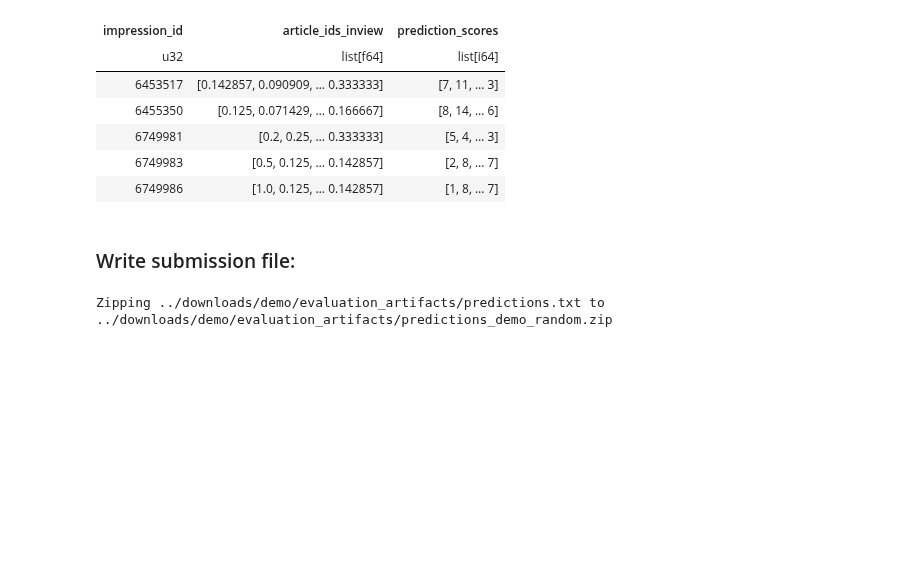
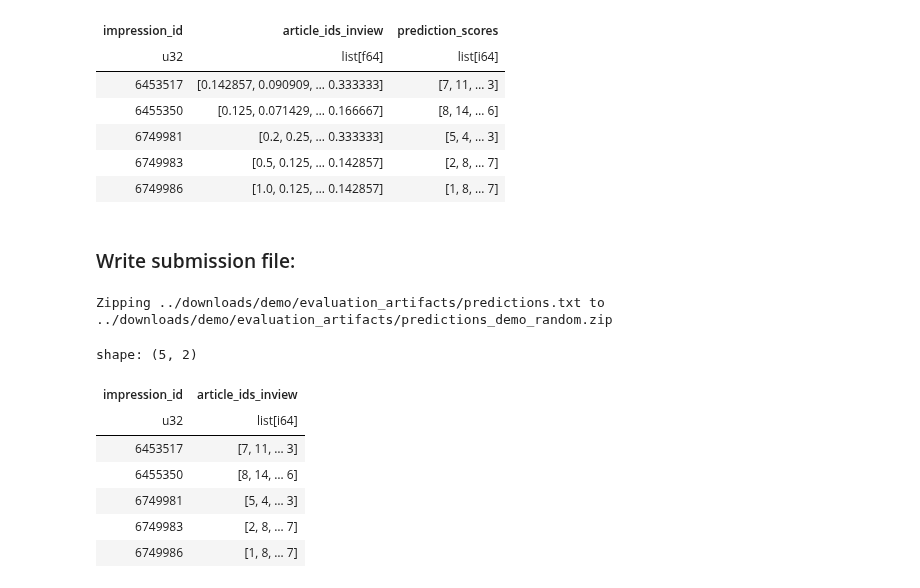
Before and after one commit to ebanalyse/ebnerd-benchmark, a Jupyter notebook: examples/03_beyond_accuracy/make_beyond_accuracy.ipynb, the cells around one changed output. Drawn from its saved outputs; the diff is of its cells as text; code cells hidden in the pictures; blank space fills up the shorter version.

```diff
--- a/examples/03_beyond_accuracy/make_beyond_accuracy.ipynb
+++ b/examples/03_beyond_accuracy/make_beyond_accuracy.ipynb
@@ -883,16 +883,22 @@ shape: (5, 3)
 # %% [markdown]
 ### Write submission file:
 # %%
-df.head(10)
-
 impression_ids = df[DEFAULT_IMPRESSION_ID_COL].to_list()
 prediction_scores = df[DEFAULT_INVIEW_ARTICLES_COL].to_list()
 
 write_submission_file(
     impression_ids=impression_ids,
     prediction_scores=prediction_scores,
     path=PATH_BEYOND_ACCURACY.joinpath("predictions.txt"),
     filename_zip=f"predictions_{DATASET_SIZE}_random.zip",
 )
 # %% [output]
 Zipping ../downloads/demo/evaluation_artifacts/predictions.txt to ../downloads/demo/evaluation_artifacts/predictions_demo_random.zip
+shape: (5, 2)
+| impression_id | article_ids_inview |
+| u32 | list[i64] |
+| 6453517 | [7, 11, … 3] |
+| 6455350 | [8, 14, … 6] |
+| 6749981 | [5, 4, … 3] |
+| 6749983 | [2, 8, … 7] |
+| 6749986 | [1, 8, … 7] |
```
